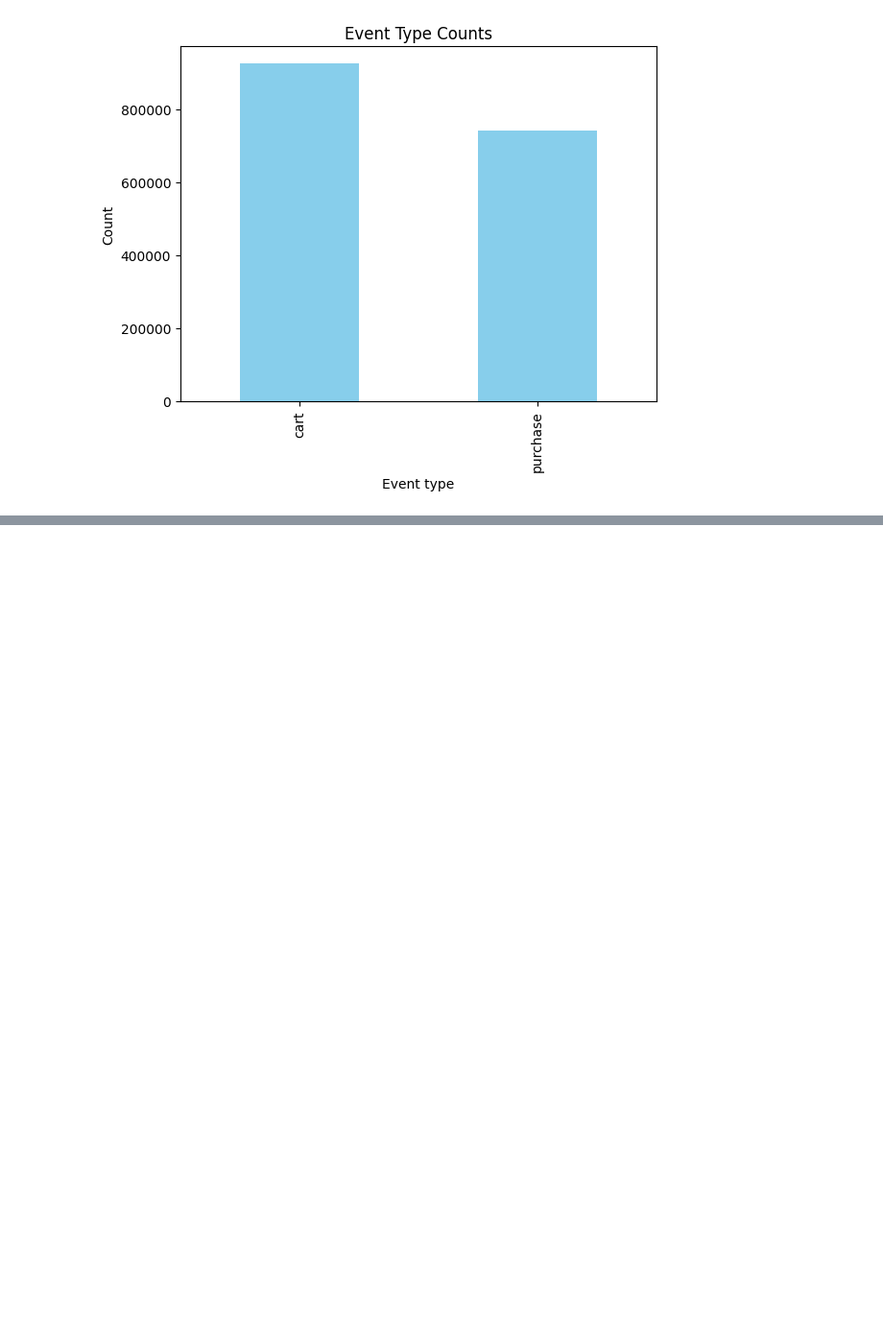
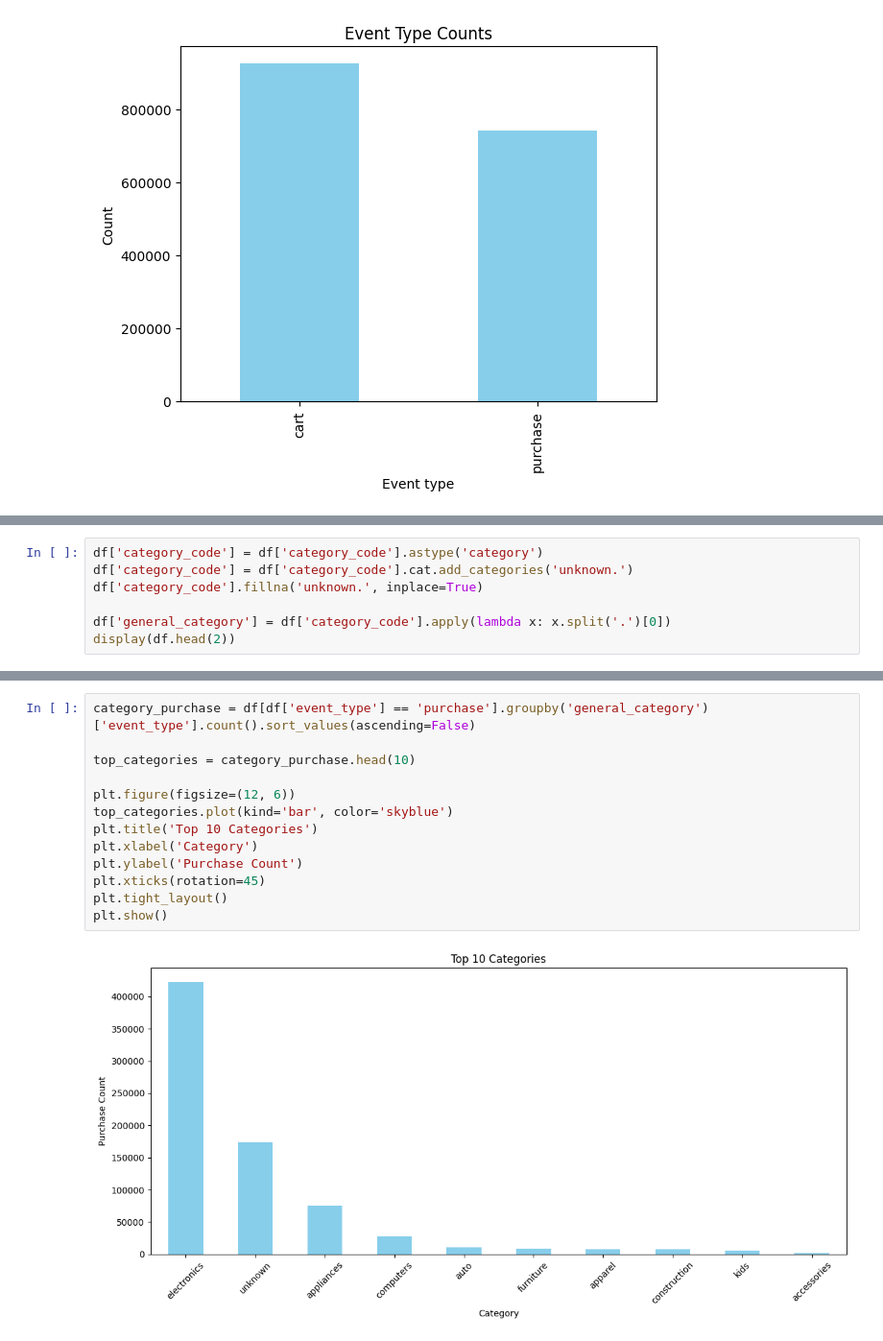
Before and after one commit to HyunsungRyu/e-commerce_cohort, a Jupyter notebook: customer_behavior_log_analysis.ipynb, the cells around one changed output, grey strips where cells are left out. Shown: that part at 96% size. Cells and saved outputs as stored; diff of their text form; blank space fills up the shorter version.

```diff
--- a/customer_behavior_log_analysis.ipynb
+++ b/customer_behavior_log_analysis.ipynb
@@ -218,0 +215,7 @@ df.head()
+# %%
+df['category_code'] = df['category_code'].astype('category')
+df['category_code'] = df['category_code'].cat.add_categories('unknown.')
+df['category_code'].fillna('unknown.', inplace=True)
+
+df['general_category'] = df['category_code'].apply(lambda x: x.split('.')[0])
+display(df.head(2))
@@ -218,0 +232,15 @@ df.head()
+# %%
+category_purchase = df[df['event_type'] == 'purchase'].groupby('general_category')['event_type'].count().sort_values(ascending=False)
+
+top_categories = category_purchase.head(10)
+
+plt.figure(figsize=(12, 6))
+top_categories.plot(kind='bar', color='skyblue')
+plt.title('Top 10 Categories')
+plt.xlabel('Category')
+plt.ylabel('Purchase Count')
+plt.xticks(rotation=45)
+plt.tight_layout()
+plt.show()
+# %% [output]
+[figure, added]
```
Also changed, not shown: parts of 16 cells of this notebook, 1 other file.
